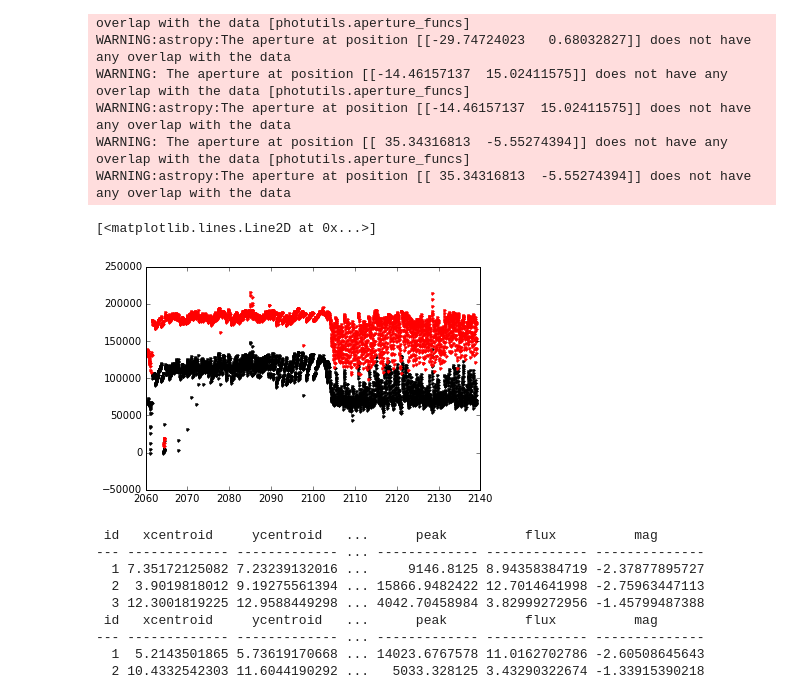
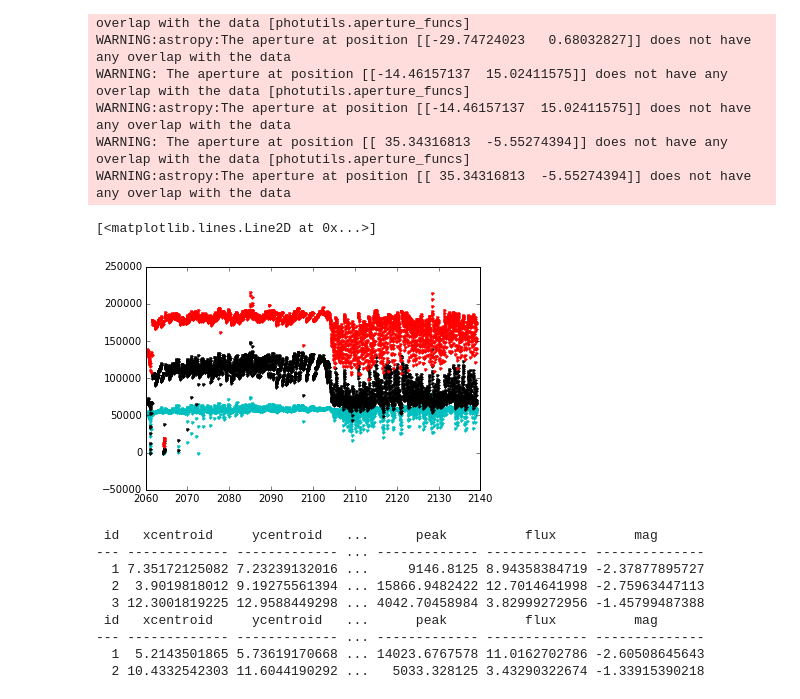
Before and after one commit to stephtdouglas/k2phot, a Jupyter notebook: test_io.ipynb, the cells around one changed output. Drawn from its saved outputs; the diff is of its cells as text; code cells hidden in the pictures.

```diff
--- a/test_io.ipynb
+++ b/test_io.ipynb
@@ -281,10 +255,11 @@ import astropy.io.ascii as at
 data = at.read("test_lc.csv")
 # %%
+plt.plot(data["t"],data["flux_2.0"],"c.")
 plt.plot(data["t"],data["flux_3.0"],"k.")
 plt.plot(data["t"],data["flux_5.0"],"r.")
 # %% [output]
 [<matplotlib.lines.Line2D at 0x...>]
-[figure, old version]
+[figure, new version]
 # %%
 sources100 = photutils.daofind(pixels[100], fwhm=2.5, threshold = 1e3)
 print sources100
```
Also changed, not shown: parts of 29 cells of this notebook.
